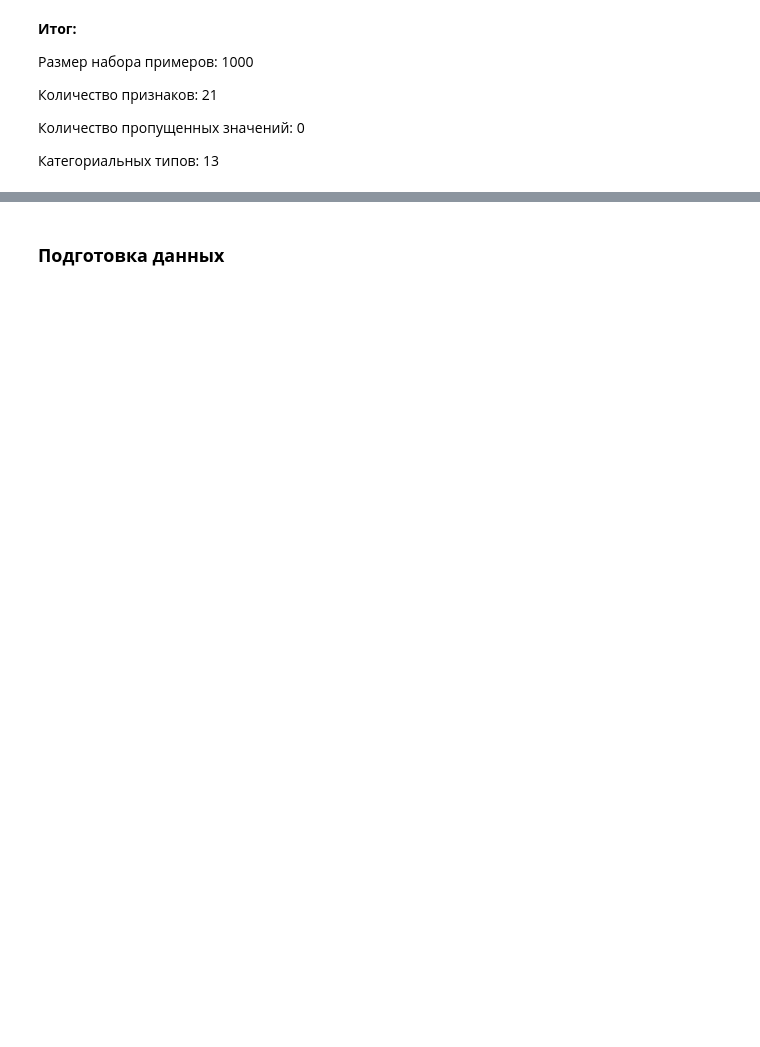
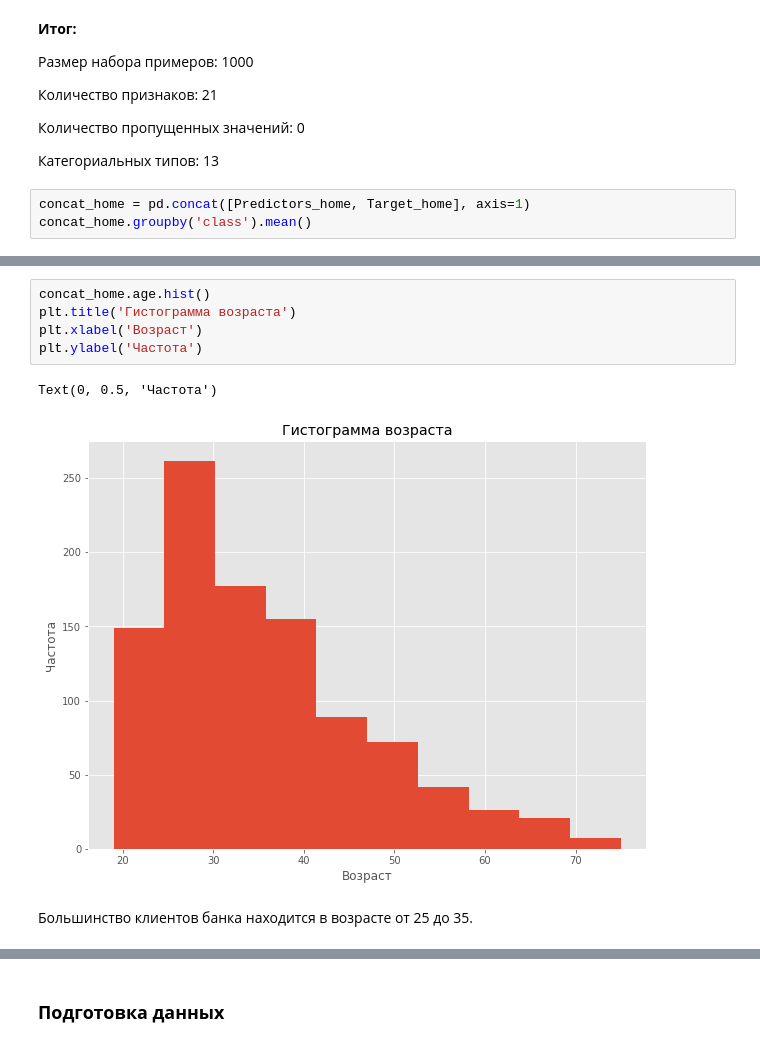
Before and after one commit to graviada/DataScienceProjects, a Jupyter notebook: Huawei (2022)/Credit_German.ipynb, the cells around one changed output, grey strips where cells are left out. Drawn from its saved outputs; the diff is of its cells as text; blank space fills up the shorter version.

```diff
--- a/Huawei (2022)/Credit_German.ipynb
+++ b/Huawei (2022)/Credit_German.ipynb
@@ -148,3 +160,6 @@ category_dict
 Количество пропущенных значений: 0
 
 Категориальных типов: 13
+# %%
+concat_home = pd.concat([Predictors_home, Target_home], axis=1)
+concat_home.groupby('class').mean()
@@ -150,0 +178,10 @@ category_dict
+# %%
+concat_home.age.hist()
+plt.title('Гистограмма возраста')
+plt.xlabel('Возраст')
+plt.ylabel('Частота')
+# %% [output]
+Text(0, 0.5, 'Частота')
+[figure, added]
+# %% [markdown]
+Большинство клиентов банка находится в возрасте от 25 до 35.
```
Also changed, not shown: parts of 69 cells of this notebook.
